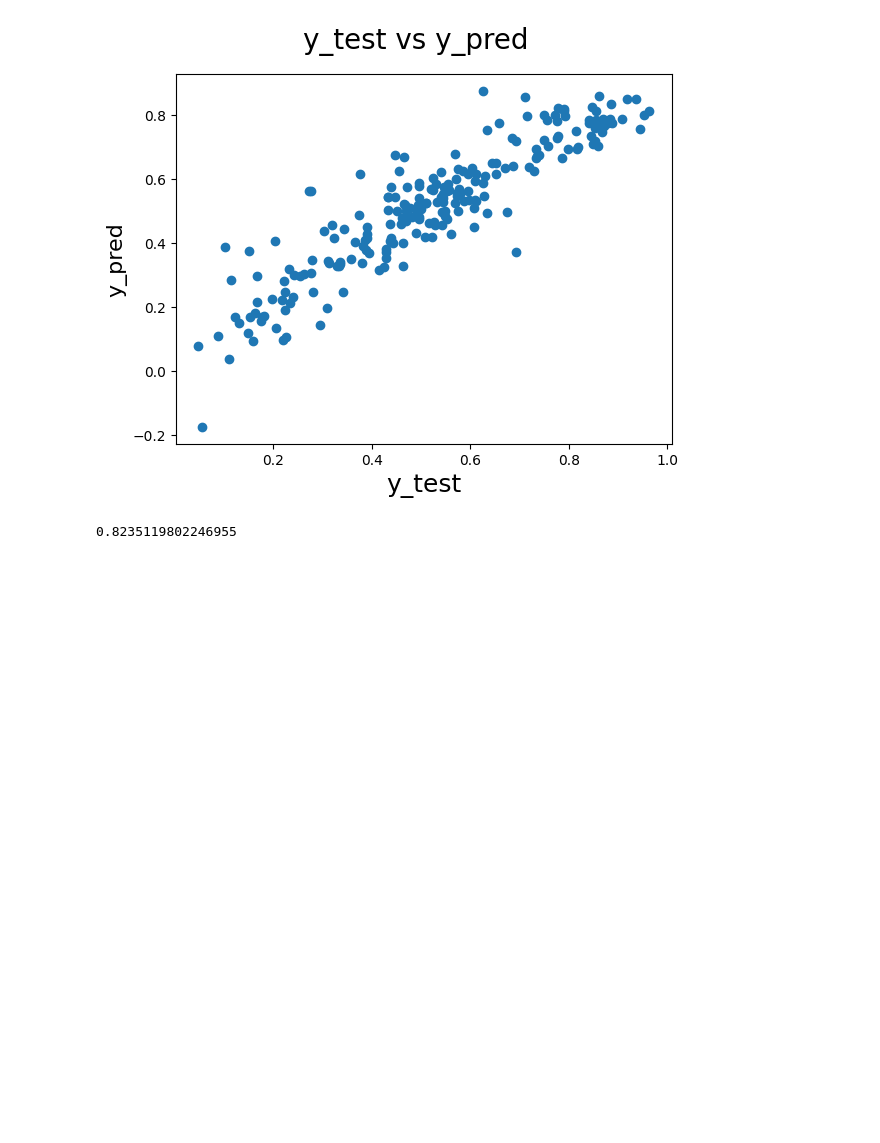
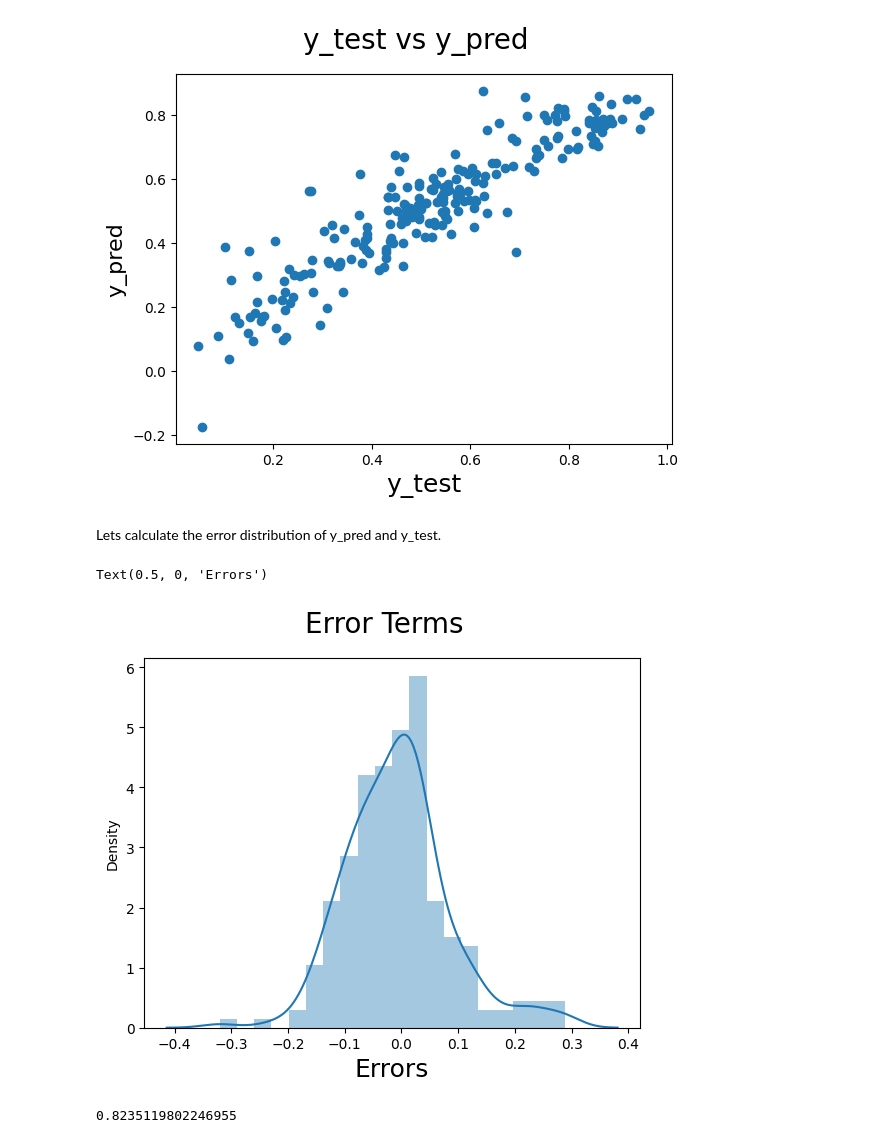
Before and after one commit to hari-ar/LinearRegressionAssignment, a Jupyter notebook: BoomBikesLinearRegression.ipynb, the cells around one changed output. Cells and saved outputs as stored; diff of their text form; code cells hidden in the pictures; blank space fills up the shorter version.

```diff
--- a/BoomBikesLinearRegression.ipynb
+++ b/BoomBikesLinearRegression.ipynb
@@ -596,6 +596,16 @@ plt.ylabel('y_pred', fontsize=16)                          # Y-label
 # %% [output]
 Text(0, 0.5, 'y_pred')
 [figure]
+# %% [markdown]
+Lets calculate the error distribution of y_pred and y_test.
+# %%
+fig = plt.figure()
+sns.distplot((y_pred - y_test), bins = 20)
+fig.suptitle('Error Terms', fontsize = 20)                  # Plot heading
+plt.xlabel('Errors', fontsize = 18)
+# %% [output]
+Text(0.5, 0, 'Errors')
+[figure, added]
 # %%
 from sklearn.metrics import r2_score
 
```
Also changed, not shown: parts of 5 cells of this notebook.
